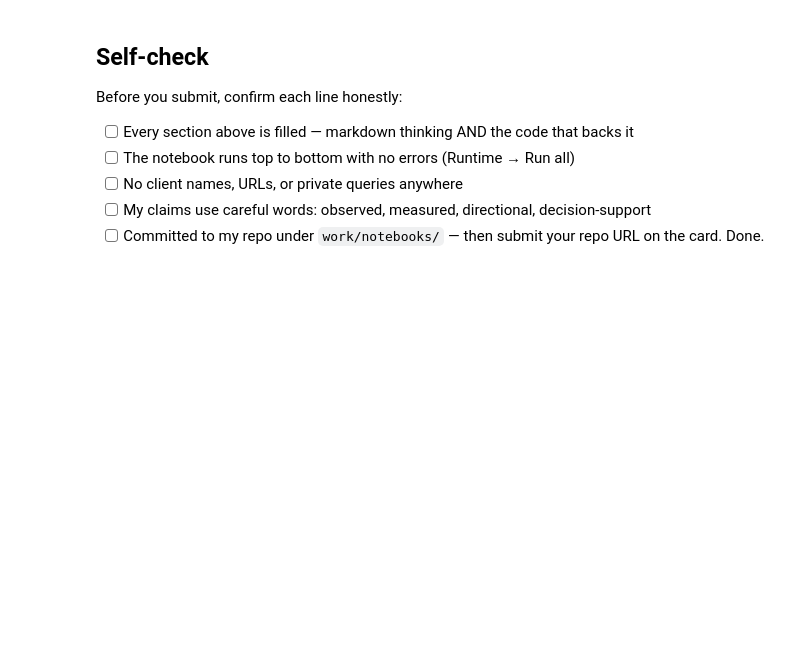
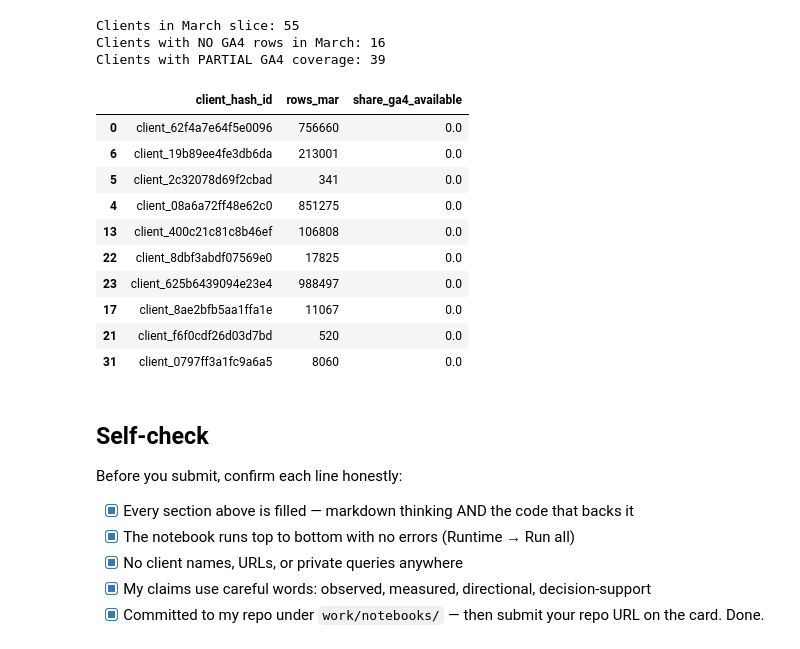
Before and after one commit to ishkaklotar03/ML-Internship, a Jupyter notebook: work/notebooks/w03_data_contract.ipynb, the cells around one changed output. Drawn from its saved outputs; the diff is of its cells as text; code cells hidden in the pictures; blank space fills up the shorter version.

Commit message:
W03 Search Intelligence Data Contract

```diff
--- a/work/notebooks/w03_data_contract.ipynb
+++ b/work/notebooks/w03_data_contract.ipynb
@@ -37,10 +259,42 @@ This skeleton is yours to fill. Work the sections **in order** — each one has
+# %%
+# This cell is for CODE (numbers, a query, a check).
+# Write your text answer in the cell ABOVE this one — typing sentences here breaks Run All.
+# How much of my March slice has GA4 tracking, per client?
+cov = con.sql(f"""
+    SELECT client_hash_id,
+           COUNT(*) AS rows_mar,
+           ROUND(AVG(CASE WHEN ga4_data_available IS TRUE THEN 1 ELSE 0 END), 3) AS share_ga4_available
+    FROM {MAR}
+    GROUP BY client_hash_id
+""").df()
+
+print("Clients in March slice:", len(cov))
+print("Clients with NO GA4 rows in March:", int((cov["share_ga4_available"] == 0).sum()))
+print("Clients with PARTIAL GA4 coverage:",
+      int(((cov["share_ga4_available"] > 0) & (cov["share_ga4_available"] < 1)).sum()))
+cov.sort_values("share_ga4_available").head(10)
+# %% [output]
+Clients in March slice: 55
+Clients with NO GA4 rows in March: 16
+Clients with PARTIAL GA4 coverage: 39
+|  | client_hash_id | rows_mar | share_ga4_available |
+| 0 | client_62f4a7e64f5e0096 | 756660 | 0.0 |
+| 6 | client_19b89ee4fe3db6da | 213001 | 0.0 |
+| 5 | client_2c32078d69f2cbad | 341 | 0.0 |
+| 4 | client_08a6a72ff48e62c0 | 851275 | 0.0 |
+| 13 | client_400c21c81c8b46ef | 106808 | 0.0 |
+| 22 | client_8dbf3abdf07569e0 | 17825 | 0.0 |
+| 23 | client_625b6439094e23e4 | 988497 | 0.0 |
+| 17 | client_8ae2bfb5aa1ffa1e | 11067 | 0.0 |
+| 21 | client_f6f0cdf26d03d7bd | 520 | 0.0 |
+| 31 | client_0797ff3a1fc9a6a5 | 8060 | 0.0 |
 # %% [markdown]
 ## Self-check
 
 Before you submit, confirm each line honestly:
 
-- [ ] Every section above is filled — markdown thinking AND the code that backs it
-- [ ] The notebook runs top to bottom with no errors (Runtime → Run all)
-- [ ] No client names, URLs, or private queries anywhere
-- [ ] My claims use careful words: observed, measured, directional, decision-support
-- [ ] Committed to my repo under `work/notebooks/` — then submit your repo URL on the card. Done.
+- [x] Every section above is filled — markdown thinking AND the code that backs it
+- [x] The notebook runs top to bottom with no errors (Runtime → Run all)
+- [x] No client names, URLs, or private queries anywhere
+- [x] My claims use careful words: observed, measured, directional, decision-support
+- [x] Committed to my repo under `work/notebooks/` — then submit your repo URL on the card. Done.
```
Also changed, not shown: parts of 17 cells of this notebook.
